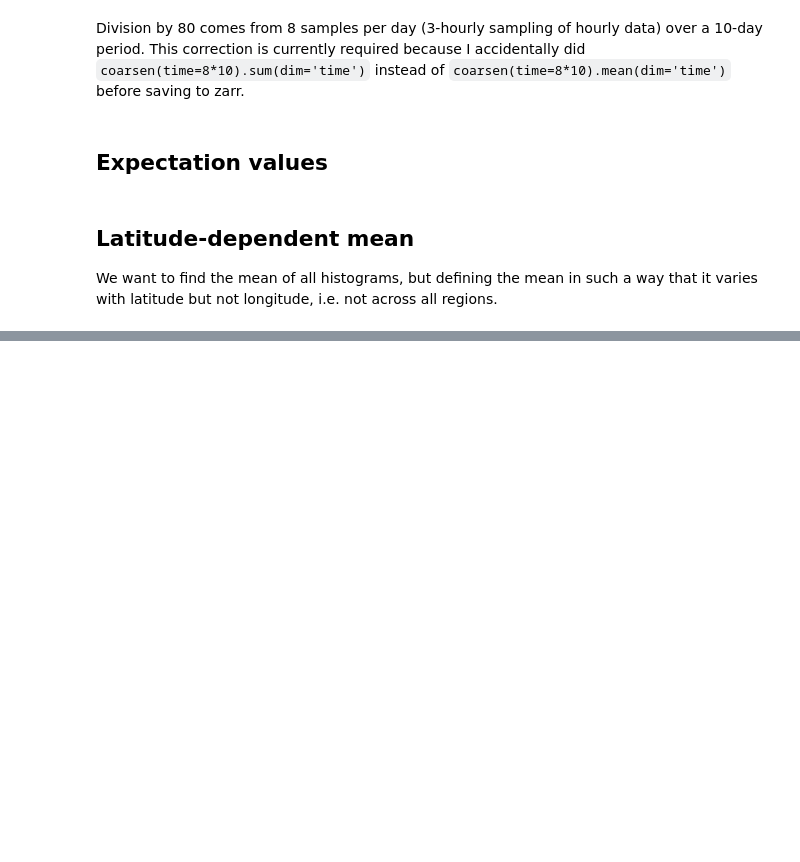
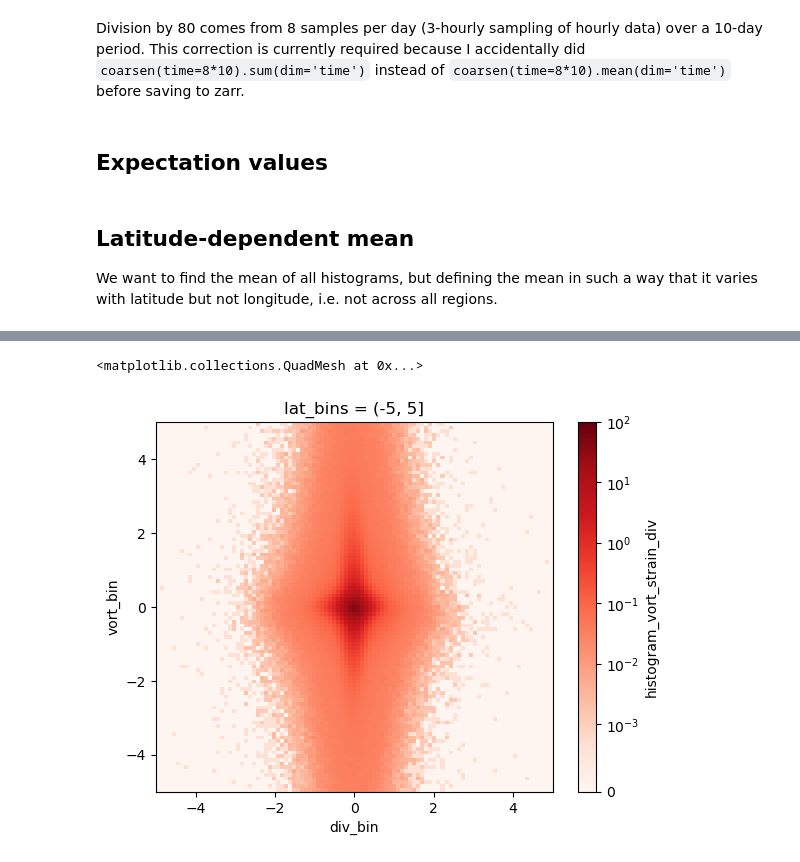
Before and after one commit to ocean-transport/llc-hero-calc, a Jupyter notebook: analysis/posters/latitude_variation.ipynb, the cells around one changed output, grey strips where cells are left out. Cells and saved outputs as stored; diff of their text form; code cells hidden in the pictures; blank space fills up the shorter version.

```diff
--- a/analysis/posters/latitude_variation.ipynb
+++ b/analysis/posters/latitude_variation.ipynb
@@ -312,3 +295,8 @@ Attributes: (0)
+# %%
+h_vs_lat.isel(lat_bins=3).sum('strain_bin').plot(vmax=1e2, norm=mpl.colors.SymLogNorm(1e-3), cmap='Reds')
+# %% [output]
+<matplotlib.collections.QuadMesh at 0x...>
+[figure, added]
 # %%
 h_vs_lat.pdf.expectation(1).load()
 # %% [output]
```
Also changed, not shown: parts of 27 cells of this notebook, 4 other files.
